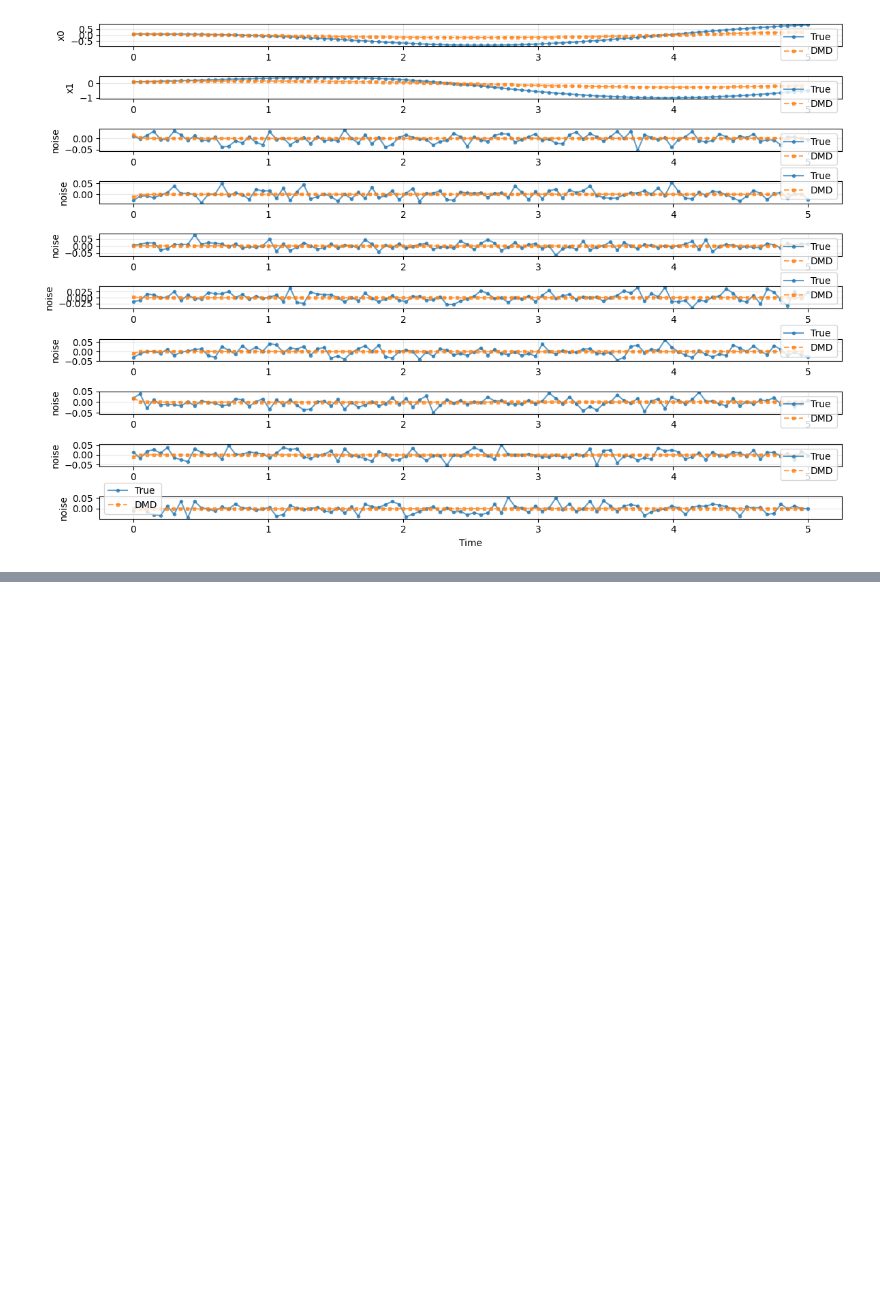
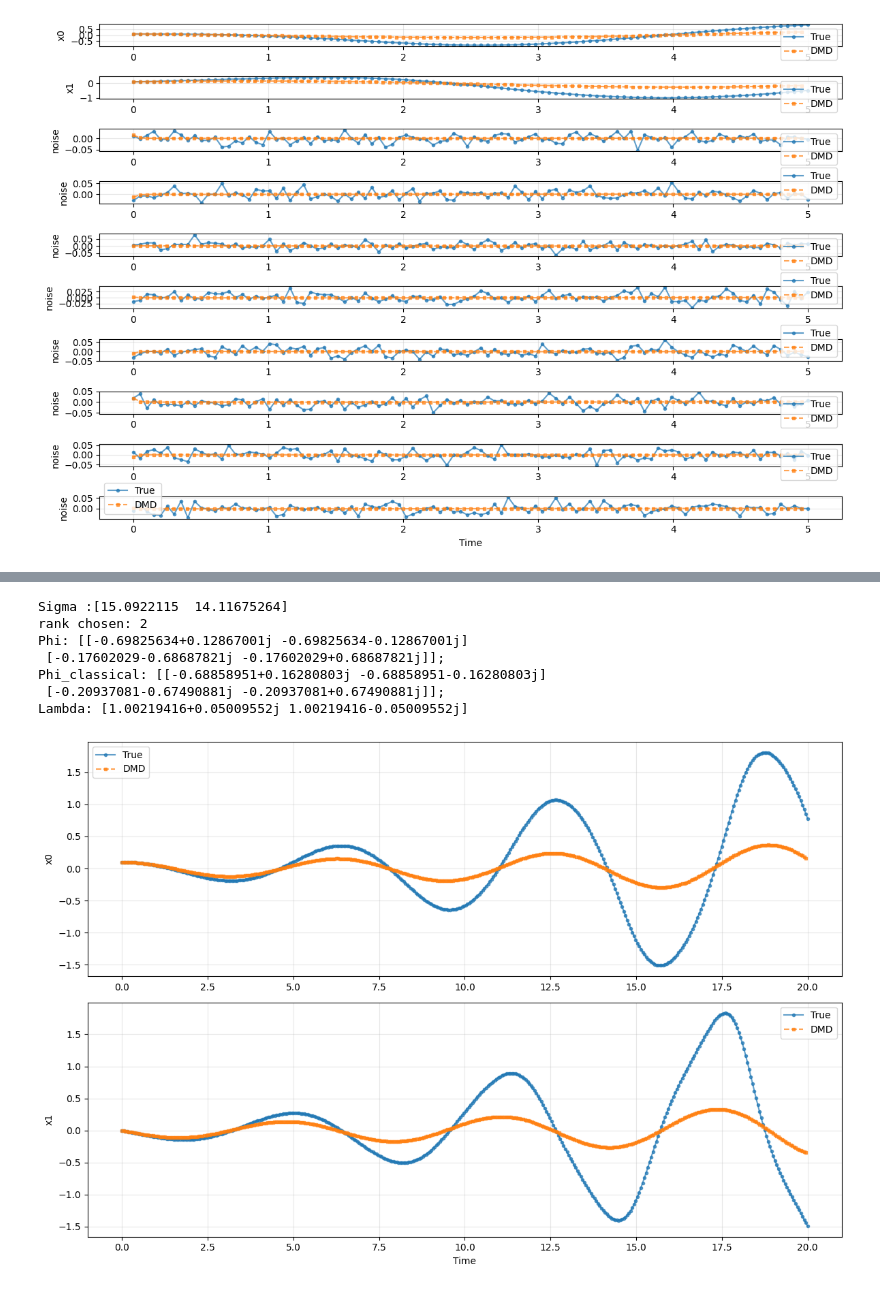
Before and after one commit to lukas-kramer07/DMD, a Jupyter notebook: src/dmd_sim.ipynb, the cells around one changed output, grey strips where cells are left out. Drawn from its saved outputs; the diff is of its cells as text; code cells hidden in the pictures; blank space fills up the shorter version.

```diff
--- a/src/dmd_sim.ipynb
+++ b/src/dmd_sim.ipynb
@@ -438,0 +684,11 @@ Lambda: [1.00699879+0.05039816j 1.00699879-0.05039816j 0.14169102+0.j        ]
+# %%
+dmd_plot(1,20,400,van_der_pol,x0,0)
+# %% [output]
+Sigma :[15.0922115  14.11675264]
+rank chosen: 2
+Phi: [[-0.69825634+0.12867001j -0.69825634-0.12867001j]
+ [-0.17602029-0.68687821j -0.17602029+0.68687821j]];
+Phi_classical: [[-0.68858951+0.16280803j -0.68858951-0.16280803j]
+ [-0.20937081-0.67490881j -0.20937081+0.67490881j]];
+Lambda: [1.00219416+0.05009552j 1.00219416-0.05009552j]
+[figure, added]
```
Also changed, not shown: parts of 10 cells of this notebook.
